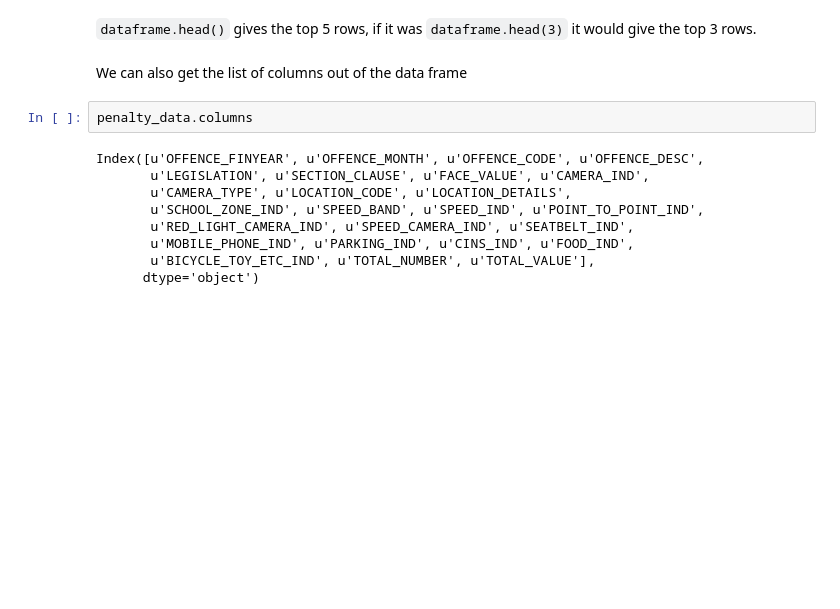
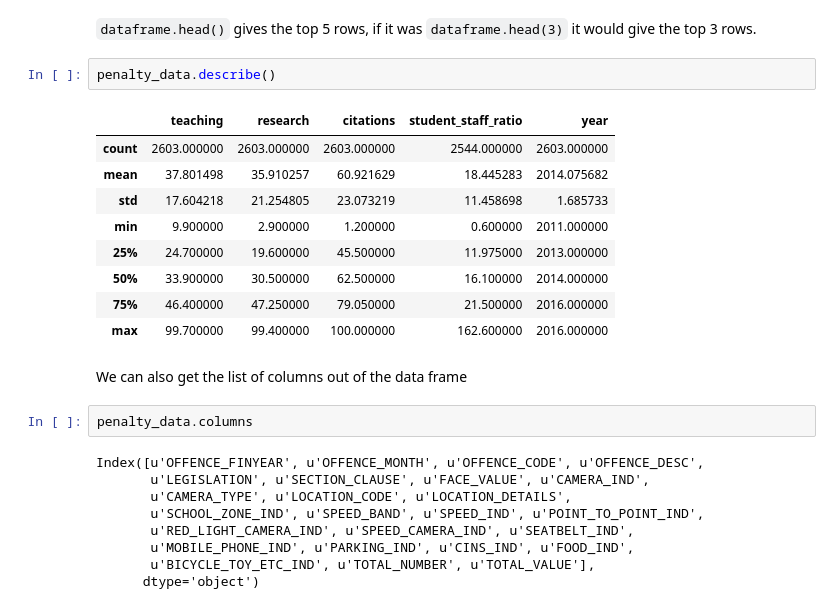
Before and after one commit to sherry0303/code1161base, a Jupyter notebook: week6/basic_pandas.ipynb, the cells around one changed output. Saved outputs shown, nothing was run; the diff lists cells and outputs as text; blank space fills up the shorter version.

```diff
--- a/week6/basic_pandas.ipynb
+++ b/week6/basic_pandas.ipynb
@@ -46,5 +51,17 @@ penalty_data.head()
 # %% [markdown]
 `dataframe.head()` gives the top 5 rows, if it was `dataframe.head(3)` it would give the top 3 rows.
+# %%
+penalty_data.describe()
+# %% [output]
+|  | teaching | research | citations | student_staff_ratio | year |
+| count | 2603.000000 | 2603.000000 | 2603.000000 | 2544.000000 | 2603.000000 |
+| mean | 37.801498 | 35.910257 | 60.921629 | 18.445283 | 2014.075682 |
+| std | 17.604218 | 21.254805 | 23.073219 | 11.458698 | 1.685733 |
+| min | 9.900000 | 2.900000 | 1.200000 | 0.600000 | 2011.000000 |
+| 25% | 24.700000 | 19.600000 | 45.500000 | 11.975000 | 2013.000000 |
+| 50% | 33.900000 | 30.500000 | 62.500000 | 16.100000 | 2014.000000 |
+| 75% | 46.400000 | 47.250000 | 79.050000 | 21.500000 | 2016.000000 |
+| max | 99.700000 | 99.400000 | 100.000000 | 162.600000 | 2016.000000 |
 # %% [markdown]
 We can also get the list of columns out of the data frame
 # %%
```
Also changed, not shown: parts of 4 cells of this notebook, 3 other files.
